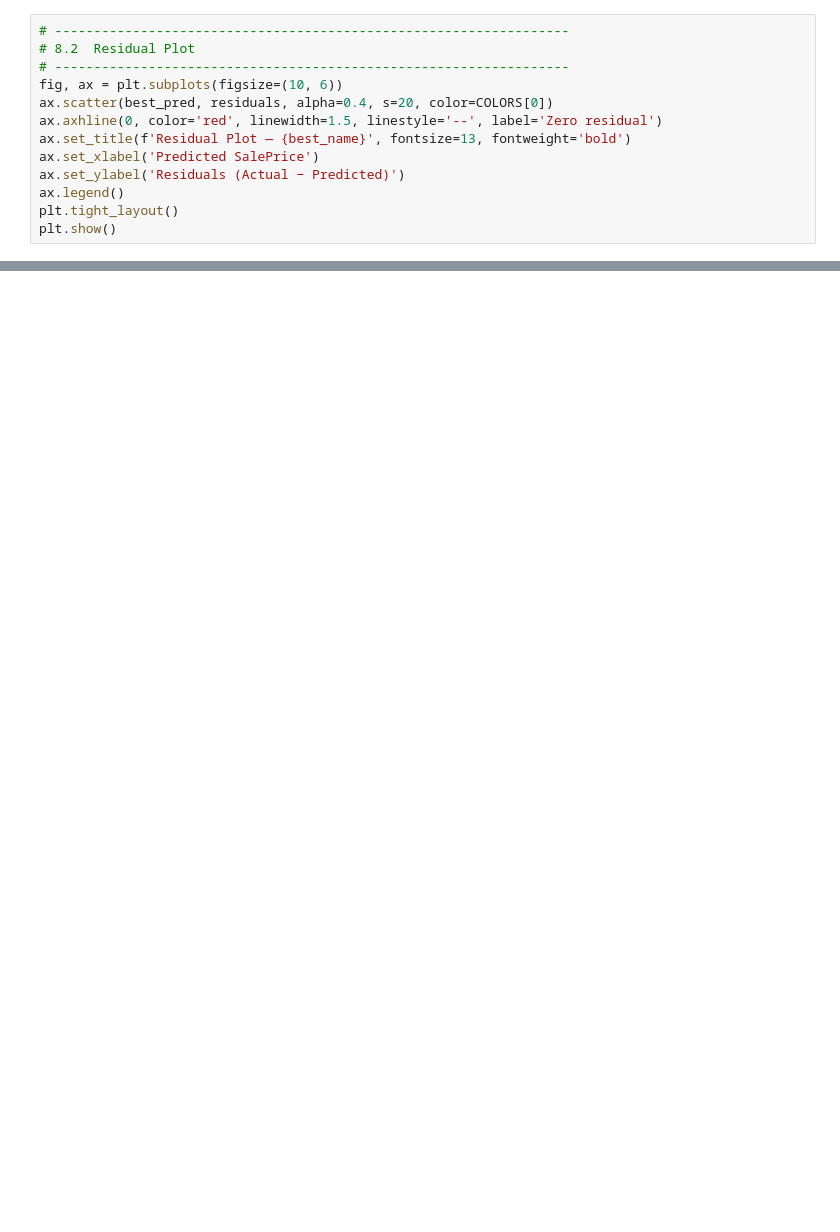
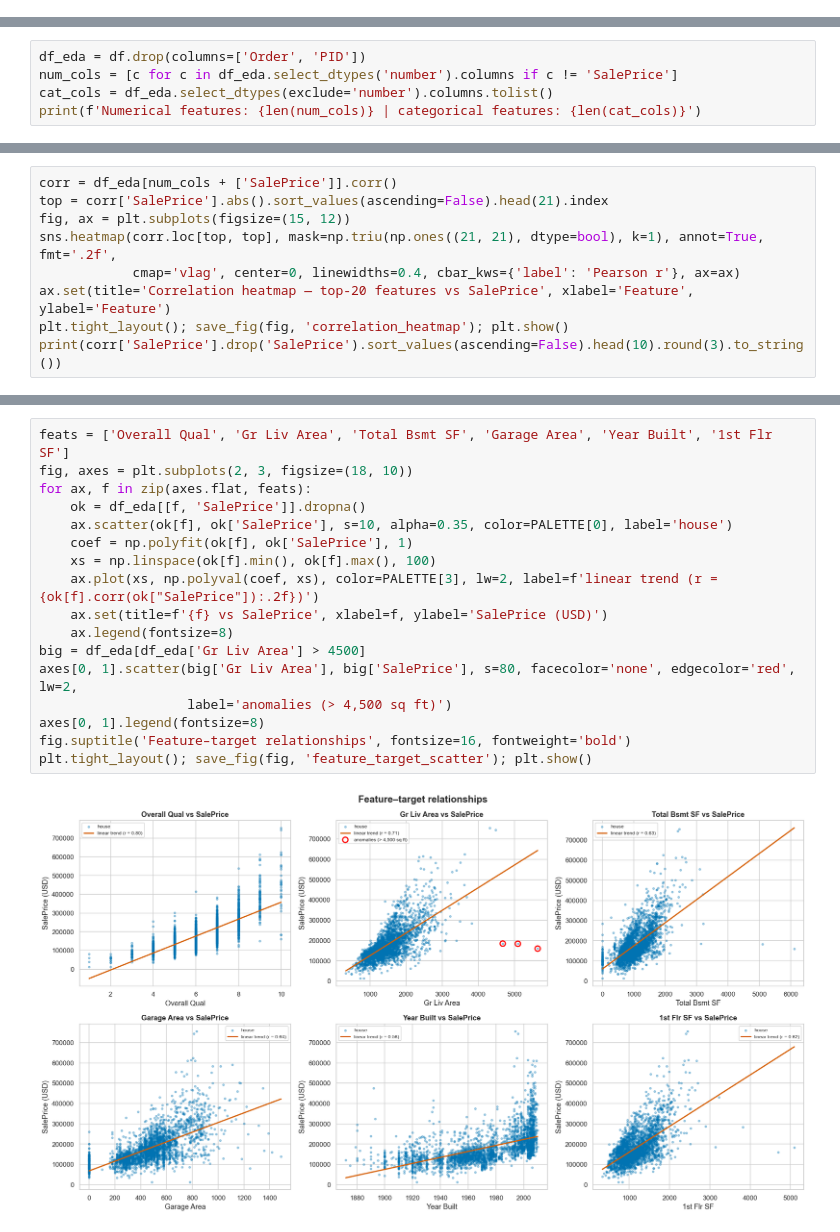
Before and after one commit to gauresh1036/ML_Capstone, a Jupyter notebook: notebooks/regression.ipynb, the cells around one changed output, grey strips where cells are left out. Cells and saved outputs as stored; diff of their text form; blank space fills up the shorter version.

```diff
--- a/notebooks/regression.ipynb
+++ b/notebooks/regression.ipynb
@@ -1112,13 +0,0 @@ R² = 0.9242
-# %%
-# ------------------------------------------------------------------
-# 8.2  Residual Plot
-# ------------------------------------------------------------------
-fig, ax = plt.subplots(figsize=(10, 6))
-ax.scatter(best_pred, residuals, alpha=0.4, s=20, color=COLORS[0])
-ax.axhline(0, color='red', linewidth=1.5, linestyle='--', label='Zero residual')
-ax.set_title(f'Residual Plot — {best_name}', fontsize=13, fontweight='bold')
-ax.set_xlabel('Predicted SalePrice')
-ax.set_ylabel('Residuals (Actual − Predicted)')
-ax.legend()
-plt.tight_layout()
-plt.show()
@@ -1191,0 +180,5 @@ plt.show()
+# %%
+df_eda = df.drop(columns=['Order', 'PID'])
+num_cols = [c for c in df_eda.select_dtypes('number').columns if c != 'SalePrice']
+cat_cols = df_eda.select_dtypes(exclude='number').columns.tolist()
+print(f'Numerical features: {len(num_cols)} | categorical features: {len(cat_cols)}')
@@ -1191,0 +236,9 @@ plt.show()
+# %%
+corr = df_eda[num_cols + ['SalePrice']].corr()
+top = corr['SalePrice'].abs().sort_values(ascending=False).head(21).index
+fig, ax = plt.subplots(figsize=(15, 12))
+sns.heatmap(corr.loc[top, top], mask=np.triu(np.ones((21, 21), dtype=bool), k=1), annot=True, fmt='.2f',
+            cmap='vlag', center=0, linewidths=0.4, cbar_kws={'label': 'Pearson r'}, ax=ax)
+ax.set(title='Correlation heatmap — top-20 features vs SalePrice', xlabel='Feature', ylabel='Feature')
+plt.tight_layout(); save_fig(fig, 'correlation_heatmap'); plt.show()
+print(corr['SalePrice'].drop('SalePrice').sort_values(ascending=False).head(10).round(3).to_string())
@@ -1191,0 +263,19 @@ plt.show()
+# %%
+feats = ['Overall Qual', 'Gr Liv Area', 'Total Bsmt SF', 'Garage Area', 'Year Built', '1st Flr SF']
+fig, axes = plt.subplots(2, 3, figsize=(18, 10))
+for ax, f in zip(axes.flat, feats):
+    ok = df_eda[[f, 'SalePrice']].dropna()
+    ax.scatter(ok[f], ok['SalePrice'], s=10, alpha=0.35, color=PALETTE[0], label='house')
+    coef = np.polyfit(ok[f], ok['SalePrice'], 1)
+    xs = np.linspace(ok[f].min(), ok[f].max(), 100)
+    ax.plot(xs, np.polyval(coef, xs), color=PALETTE[3], lw=2, label=f'linear trend (r = {ok[f].corr(ok["SalePrice"]):.2f})')
+    ax.set(title=f'{f} vs SalePrice', xlabel=f, ylabel='SalePrice (USD)')
+    ax.legend(fontsize=8)
+big = df_eda[df_eda['Gr Liv Area'] > 4500]
+axes[0, 1].scatter(big['Gr Liv Area'], big['SalePrice'], s=80, facecolor='none', edgecolor='red', lw=2,
+                   label='anomalies (> 4,500 sq ft)')
+axes[0, 1].legend(fontsize=8)
+fig.suptitle('Feature–target relationships', fontsize=16, fontweight='bold')
+plt.tight_layout(); save_fig(fig, 'feature_target_scatter'); plt.show()
+# %% [output]
+[figure, added]
```
Also changed, not shown: parts of 144 cells of this notebook, 25 other files.
